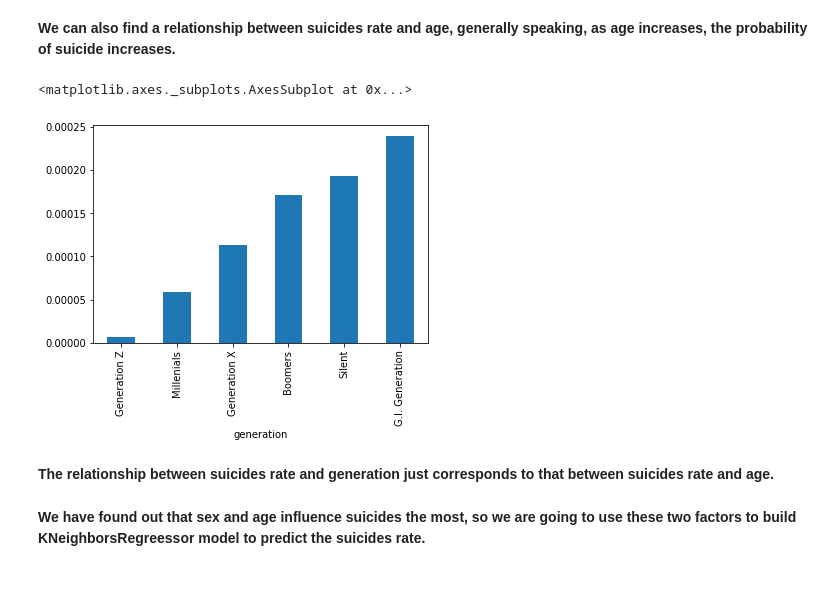
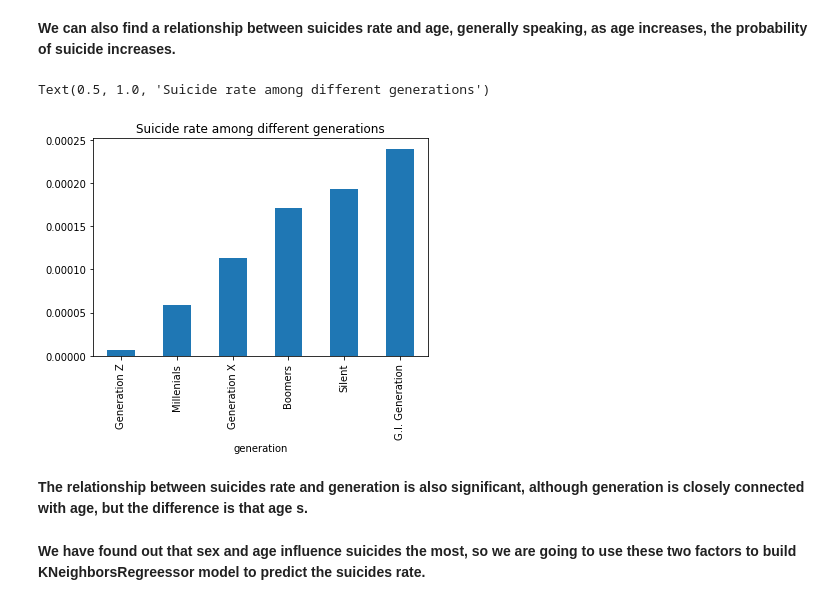
Before and after one commit to collinzrj/data_bootcamp_final_project, a Jupyter notebook: final_project.ipynb, the cells around one changed output. Drawn from its saved outputs; the diff is of its cells as text; code cells hidden in the pictures.

```diff
--- a/final_project.ipynb
+++ b/final_project.ipynb
@@ -204,13 +210,15 @@ ages.sort_values().plot.bar()
 # %% [markdown]
 <b>We can also find a relationship between suicides rate and age, generally speaking, as age increases, the probability of suicide increases.</b>
 # %%
-ages = df.groupby('generation')['suicides_no'].sum() / df.groupby('generation')['population'].sum()
-ages.sort_values().plot.bar()
+fig, ax = plt.subplots()
+generations = df.groupby('generation')['suicides_no'].sum() / df.groupby('generation')['population'].sum()
+generations.sort_values().plot.bar(ax=ax)
+ax.set_title("Suicide rate among different generations")
 # %% [output]
-<matplotlib.axes._subplots.AxesSubplot at 0x...>
+Text(0.5, 1.0, 'Suicide rate among different generations')
-[figure, old version]
+[figure, new version]
 # %% [markdown]
-<b> The relationship between suicides rate and generation just corresponds to that between suicides rate and age.</b>
+<b> The relationship between suicides rate and generation is also significant, although generation is closely connected with age, but the difference is that age s.</b>
 # %% [markdown]
 <b> We have found out that sex and age influence suicides the most, so we are going to use these two factors to build KNeighborsRegreessor model to predict the suicides rate.<b>
 # %%
```
Also changed, not shown: parts of 8 cells of this notebook.
